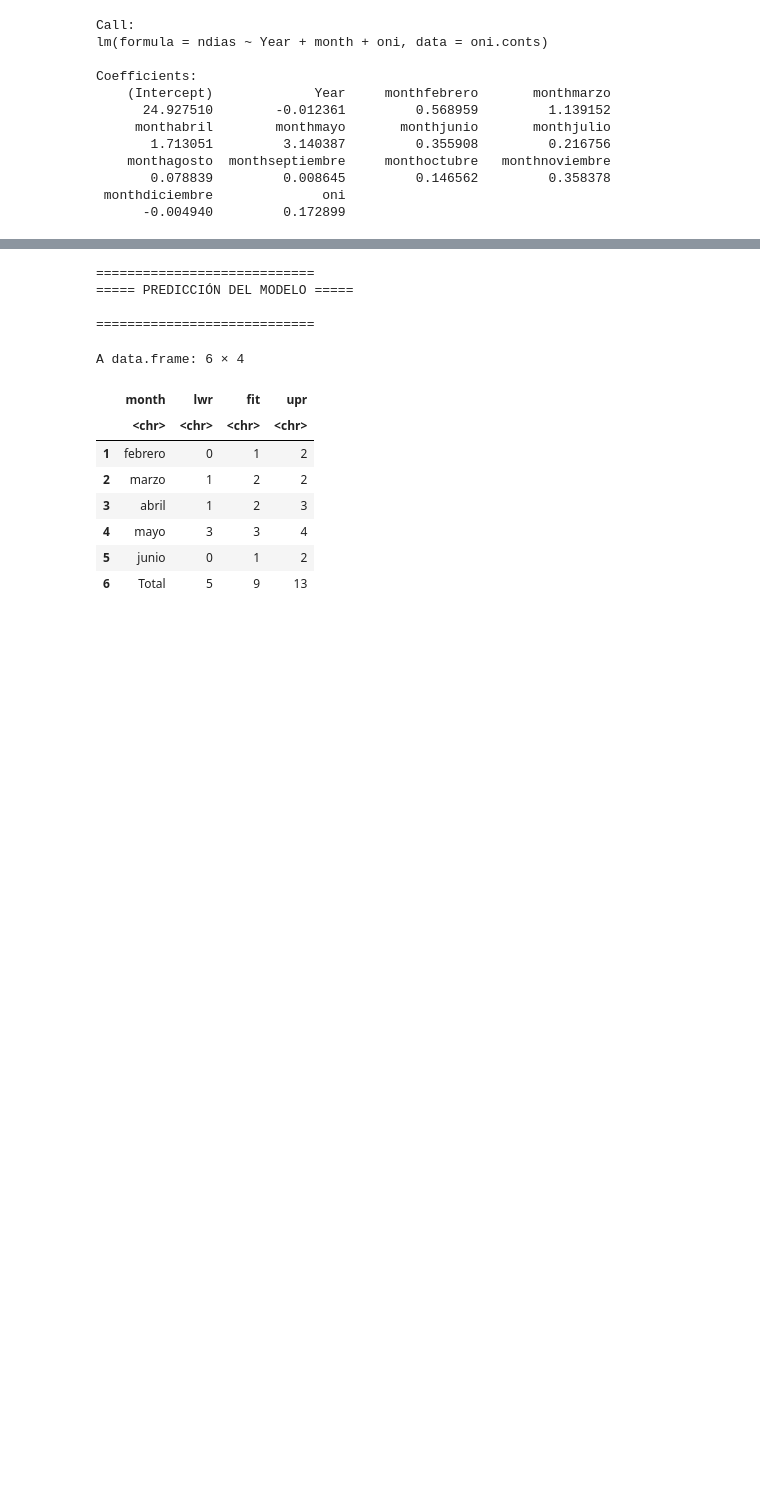
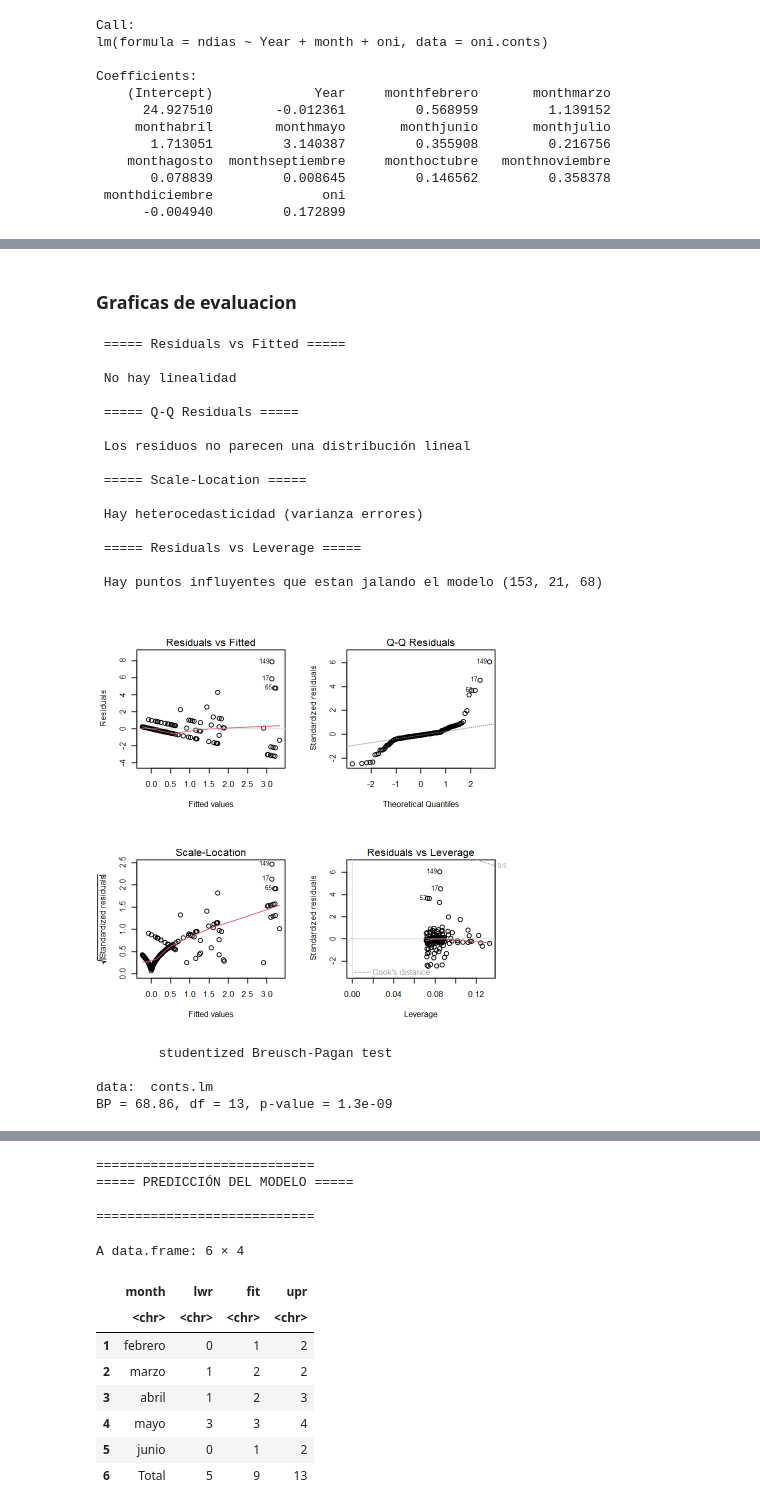
Before and after one commit to erdavg/pronostico_O3, a Jupyter notebook: Regresión lineal.ipynb, the cells around one changed output, grey strips where cells are left out. Cells and saved outputs as stored; diff of their text form; code cells hidden in the pictures; blank space fills up the shorter version.

Commit message:
actualizacion con evaluaciones

```diff
--- a/Regresión lineal.ipynb
+++ b/Regresión lineal.ipynb
@@ -131,0 +215,46 @@ Coefficients:
+# %% [markdown]
+### Graficas de evaluacion
+# %%
+par(mfrow = c(2, 2))
+plot(conts.lm)
+par(mfrow = c(1, 1))
+
+cat("\n ===== Residuals vs Fitted ===== \n")
+cat("\n No hay linealidad \n")
+
+cat("\n ===== Q-Q Residuals ===== \n")
+cat("\n Los residuos no parecen una distribución lineal \n")
+
+cat("\n ===== Scale-Location ===== \n")
+cat("\n Hay heterocedasticidad (varianza errores) \n")
+
+cat("\n ===== Residuals vs Leverage ===== \n")
+cat("\n Hay puntos influyentes que estan jalando el modelo (153, 21, 68) \n")
+# %% [output]
+ ===== Residuals vs Fitted =====
+
+ No hay linealidad
+
+ ===== Q-Q Residuals =====
+
+ Los residuos no parecen una distribución lineal
+
+ ===== Scale-Location =====
+
+ Hay heterocedasticidad (varianza errores)
+
+ ===== Residuals vs Leverage =====
+
+ Hay puntos influyentes que estan jalando el modelo (153, 21, 68)
+[figure, added]
+# %%
+# Breusch-Pagan Test (heterocedasticidad)
+# H0: Hay homocedasticidad
+# H1: Hay herocedasticidad **
+
+bptest(conts.lm)
+# %% [output]
+        studentized Breusch-Pagan test
+
+data:  conts.lm
+BP = 68.86, df = 13, p-value = 1.3e-09
```
Also changed, not shown: parts of 40 cells of this notebook.
